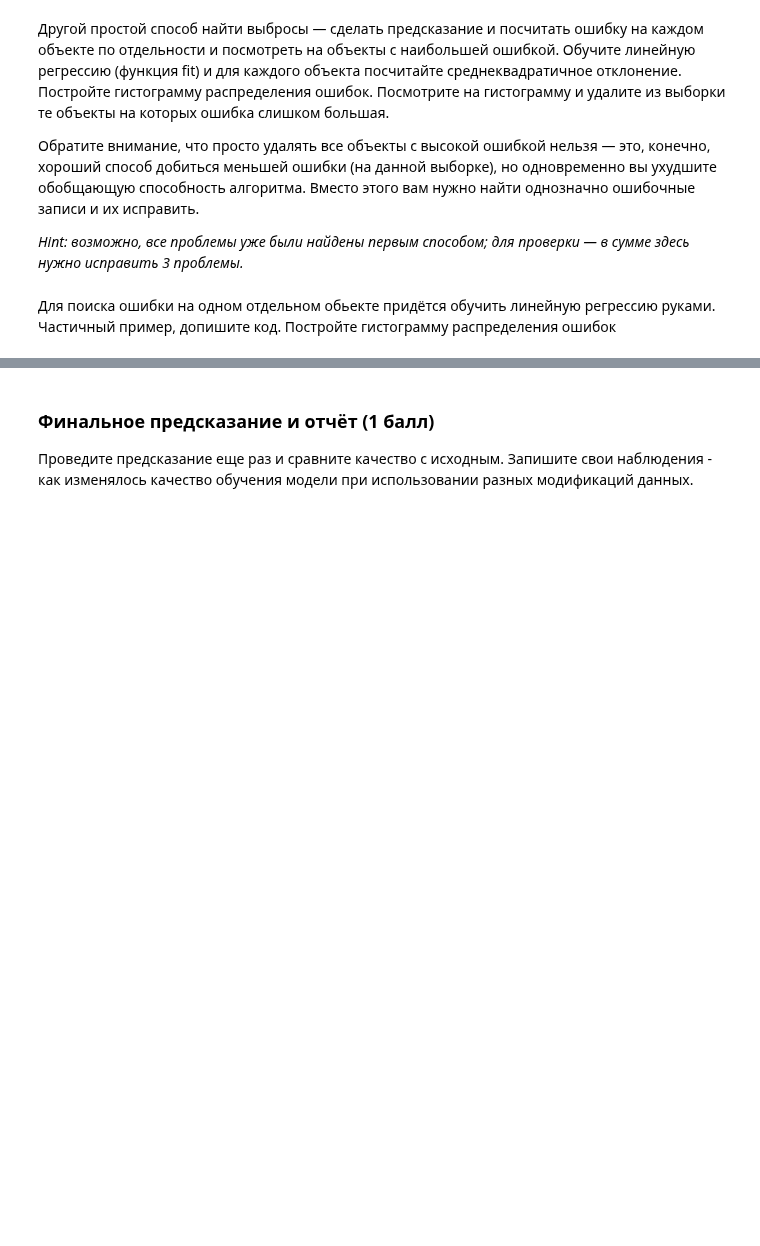
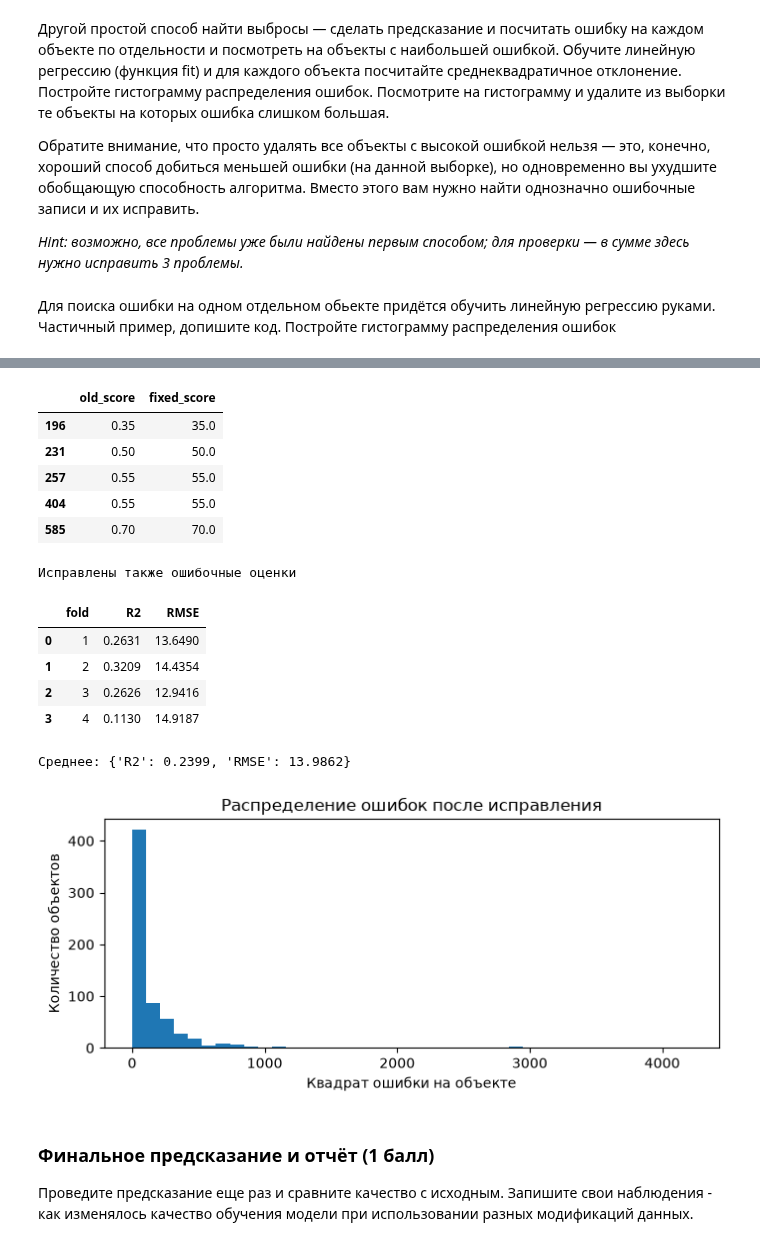
Before and after one commit to K35177/ML_Kamalov, a Jupyter notebook: taks_linreg/task/task_linreg_practice.ipynb, the cells around one changed output, grey strips where cells are left out. Cells and saved outputs as stored; diff of their text form; code cells hidden in the pictures; blank space fills up the shorter version.

```diff
--- a/taks_linreg/task/task_linreg_practice.ipynb
+++ b/taks_linreg/task/task_linreg_practice.ipynb
@@ -127,3 +347,48 @@ SyntaxError: invalid syntax (3289234131.py, line 4)
+# %%
+# Нулевые оценки допустимы, поэтому удалять строки с большой ошибкой нельзя.
+# Но положительные дроби меньше 1 выбиваются из 5-балльного шага процентов:
+# это доли, которые забыли умножить на 100.
+suspicious_scores = (result > 0) & (result < 1)
+display(pd.DataFrame({
+    "old_score": result[suspicious_scores],
+    "fixed_score": (result[suspicious_scores] * 100).round(),
+}))
+
+result_clean = result.copy()
+result_clean.loc[suspicious_scores] = (result_clean.loc[suspicious_scores] * 100).round()
+
+final_report = evaluate_cv(
+    data_clean, result_clean, "Исправлены также ошибочные оценки"
+)
+
+# Проверим распределение ошибок после исправления.
+final_regression = make_pipeline(StandardScaler(), LinearRegression()).fit(
+    data_clean, result_clean
+)
+final_prediction = final_regression.predict(data_clean)
+final_errors = (final_prediction - result_clean.to_numpy()) ** 2
+
+plt.figure(figsize=(8, 3))
+plt.hist(final_errors, bins=40)
+plt.xlabel("Квадрат ошибки на объекте")
+plt.ylabel("Количество объектов")
+plt.title("Распределение ошибок после исправления")
+plt.show()
+# %% [output]
+|  | old_score | fixed_score |
+| 196 | 0.35 | 35.0 |
+| 231 | 0.50 | 50.0 |
+| 257 | 0.55 | 55.0 |
+| 404 | 0.55 | 55.0 |
+| 585 | 0.70 | 70.0 |
+Исправлены также ошибочные оценки
+|  | fold | R2 | RMSE |
+| 0 | 1 | 0.2631 | 13.6490 |
+| 1 | 2 | 0.3209 | 14.4354 |
+| 2 | 3 | 0.2626 | 12.9416 |
+| 3 | 4 | 0.1130 | 14.9187 |
+Среднее: {'R2': 0.2399, 'RMSE': 13.9862}
+[figure, added]
 # %% [markdown]
 ### Финальное предсказание и отчёт (1 балл)
 
```
Also changed, not shown: parts of 17 cells of this notebook.
